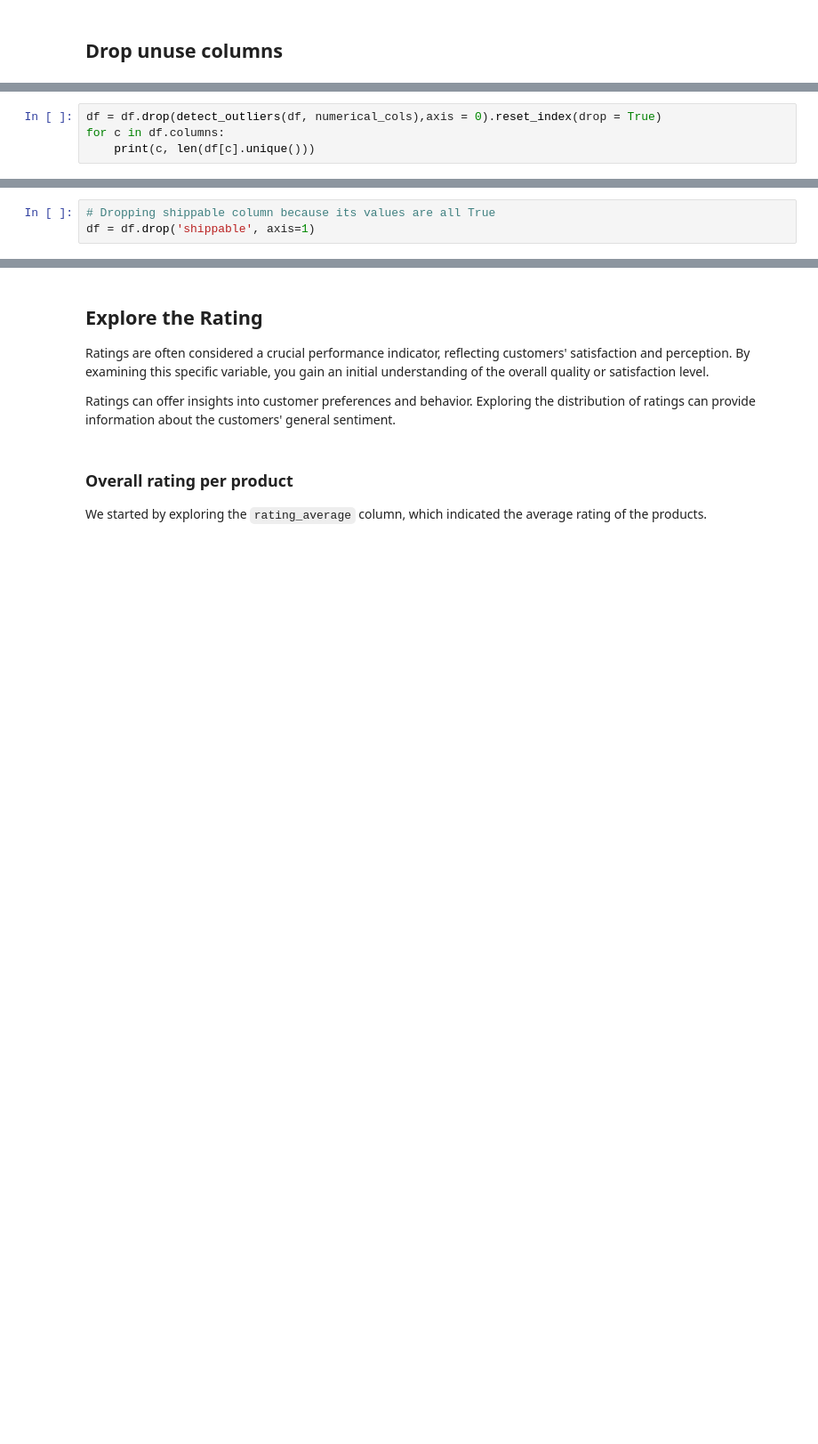
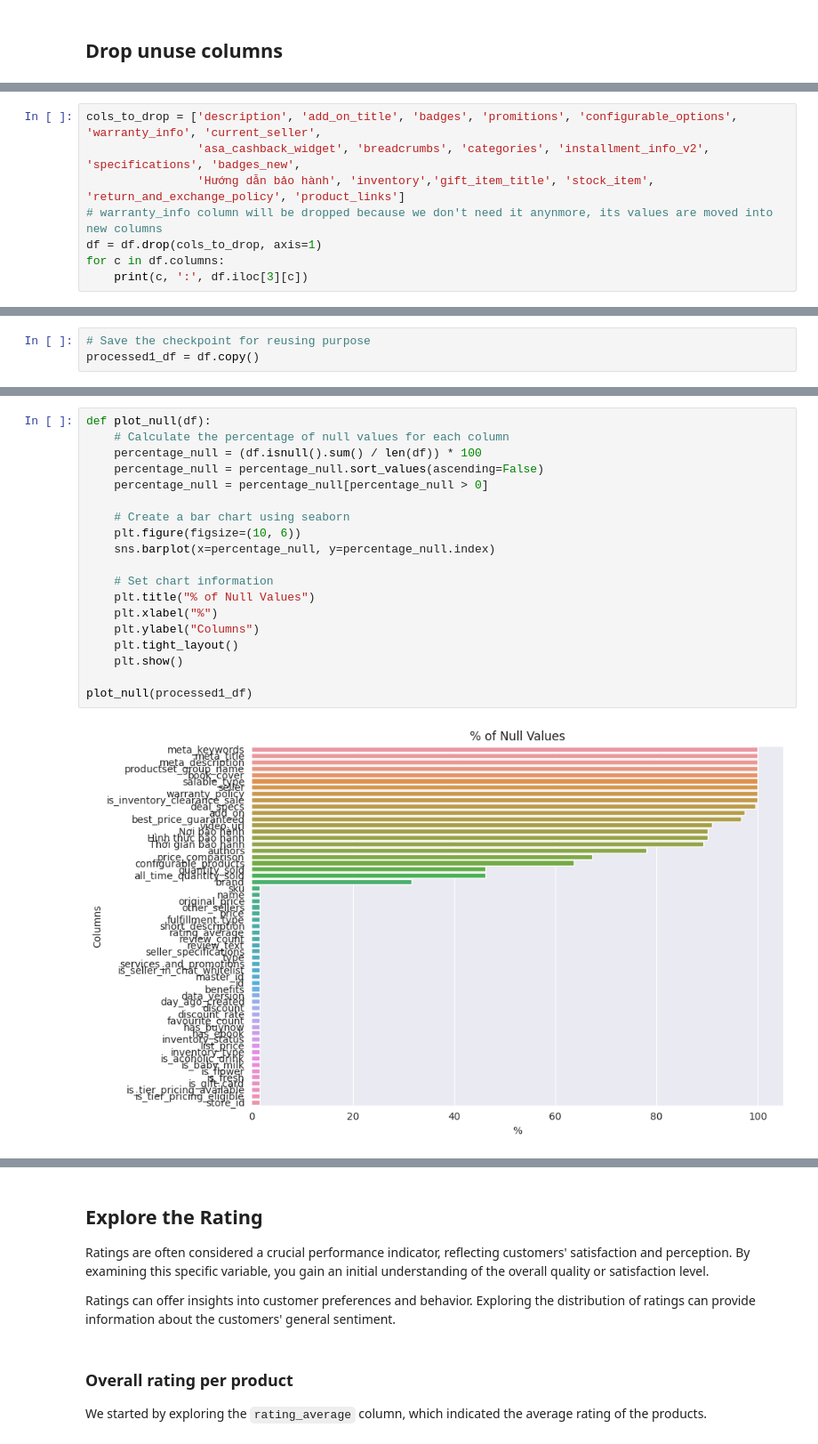
Before and after one commit to thaileqt/asdasdsadasdasdasdasdasdsad, a Jupyter notebook: eda.ipynb, the cells around one changed output, grey strips where cells are left out. Shown at 89% size. Cells and saved outputs as stored; diff of their text form; blank space fills up the shorter version.

```diff
--- a/eda.ipynb
+++ b/eda.ipynb
@@ -268,0 +132,8 @@ Only `brand_id` is having null values, after filling them with 0, let's review t
+# %%
+cols_to_drop = ['description', 'add_on_title', 'badges', 'promitions', 'configurable_options', 'warranty_info', 'current_seller',
+                'asa_cashback_widget', 'breadcrumbs', 'categories', 'installment_info_v2', 'specifications', 'badges_new',
+                'Hướng dẫn bảo hành', 'inventory','gift_item_title', 'stock_item', 'return_and_exchange_policy', 'product_links']
+# warranty_info column will be dropped because we don't need it anynmore, its values are moved into new columns
+df = df.drop(cols_to_drop, axis=1)
+for c in df.columns:
+    print(c, ':', df.iloc[3][c])
@@ -399,4 +181,0 @@ After removing outliers, check the unique value of category column again
-# %%
-df = df.drop(detect_outliers(df, numerical_cols),axis = 0).reset_index(drop = True)
-for c in df.columns:
-    print(c, len(df[c].unique()))
@@ -421,3 +181,0 @@ have_brand 2
-# %%
-# Dropping shippable column because its values are all True
-df = df.drop('shippable', axis=1)
@@ -423,0 +187,3 @@ df = df.drop('shippable', axis=1)
+# %%
+# Save the checkpoint for reusing purpose
+processed1_df = df.copy()
@@ -423,0 +236,21 @@ df = df.drop('shippable', axis=1)
+# %%
+def plot_null(df):
+    # Calculate the percentage of null values for each column
+    percentage_null = (df.isnull().sum() / len(df)) * 100
+    percentage_null = percentage_null.sort_values(ascending=False)
+    percentage_null = percentage_null[percentage_null > 0]
+
+    # Create a bar chart using seaborn
+    plt.figure(figsize=(10, 6))
+    sns.barplot(x=percentage_null, y=percentage_null.index)
+
+    # Set chart information
+    plt.title("% of Null Values")
+    plt.xlabel("%")
+    plt.ylabel("Columns")
+    plt.tight_layout()
+    plt.show()
+
+plot_null(processed1_df)
+# %% [output]
+[figure, added]
```
Also changed, not shown: parts of 172 cells of this notebook.
